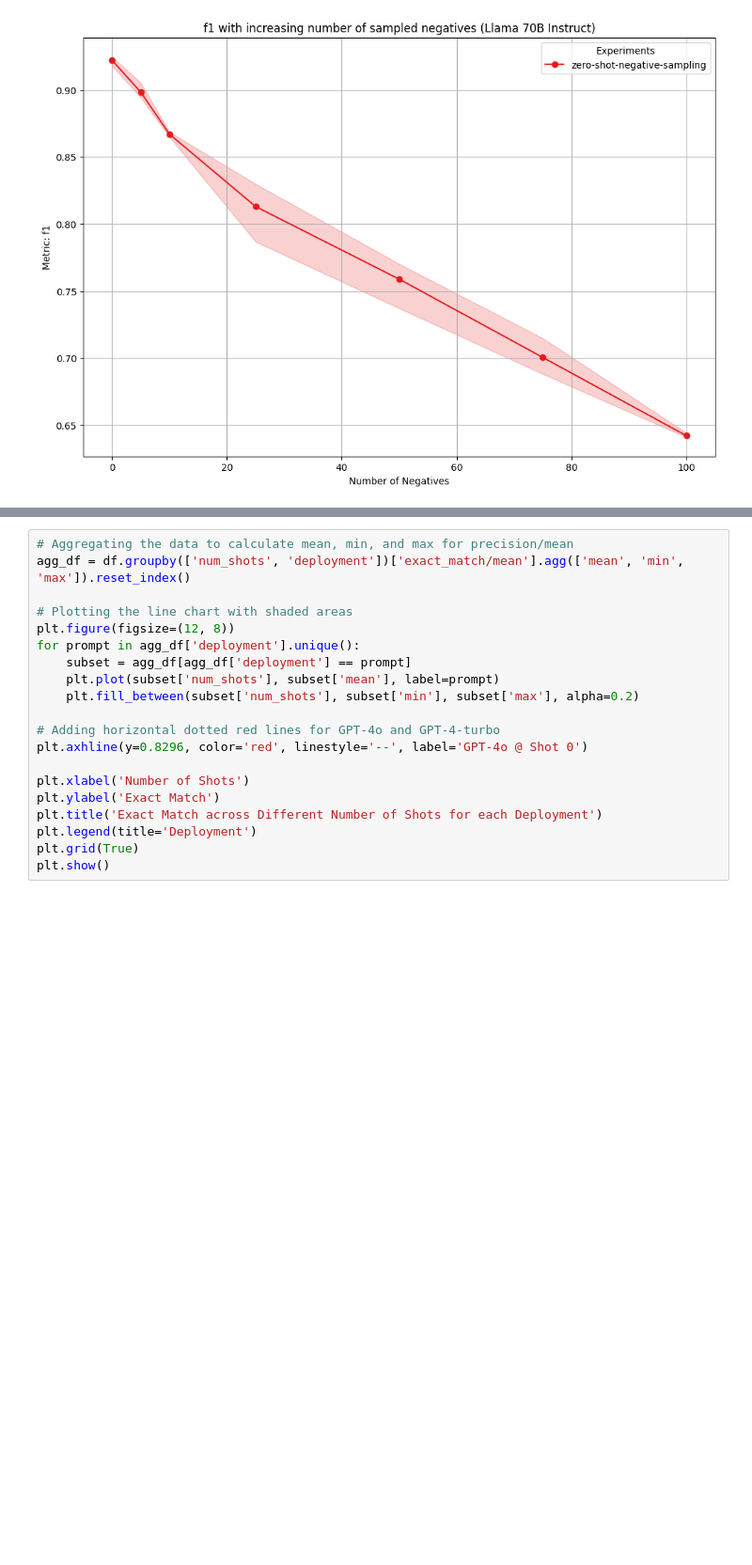
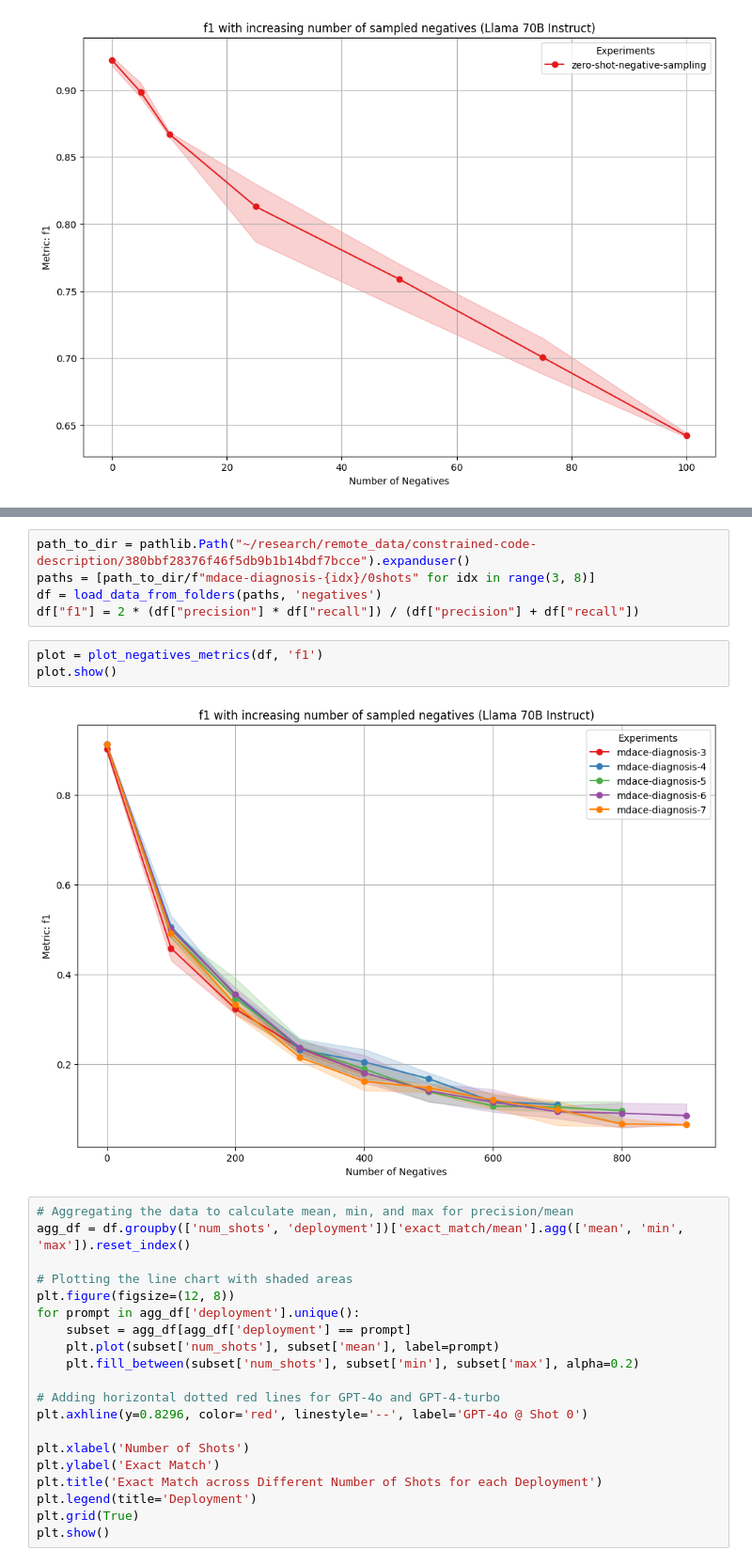
Before and after one commit to MotzWanted/codeseeker, a Jupyter notebook: reports/alignment_benchmark.ipynb, the cells around one changed output, grey strips where cells are left out. Shown at 94% size. Drawn from its saved outputs; the diff is of its cells as text; blank space fills up the shorter version.

```diff
--- a/reports/alignment_benchmark.ipynb
+++ b/reports/alignment_benchmark.ipynb
@@ -197,3 +156,13 @@ plt.show()
+# %%
+path_to_dir = pathlib.Path("~/research/remote_data/constrained-code-description/380bbf28376f46f5db9b1b14bdf7bcce").expanduser()
+paths = [path_to_dir/f"mdace-diagnosis-{idx}/0shots" for idx in range(3, 8)]
+df = load_data_from_folders(paths, 'negatives')
+df["f1"] = 2 * (df["precision"] * df["recall"]) / (df["precision"] + df["recall"])
+# %%
+plot = plot_negatives_metrics(df, 'f1')
+plot.show()
+# %% [output]
+[figure, added]
 # %%
 # Aggregating the data to calculate mean, min, and max for precision/mean
 agg_df = df.groupby(['num_shots', 'deployment'])['exact_match/mean'].agg(['mean', 'min', 'max']).reset_index()
```
Also changed, not shown: parts of 13 cells of this notebook, 2 other files.
